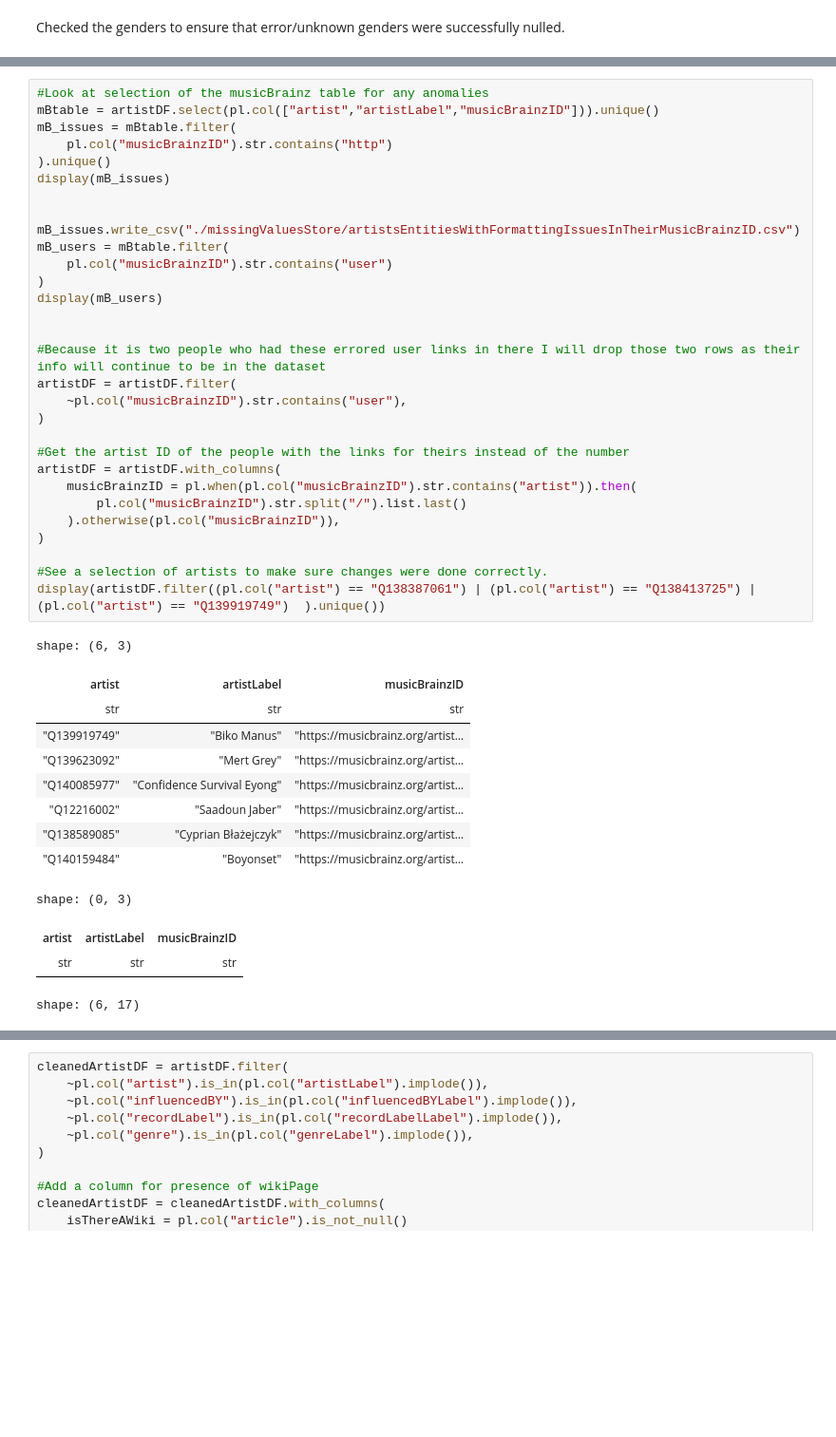
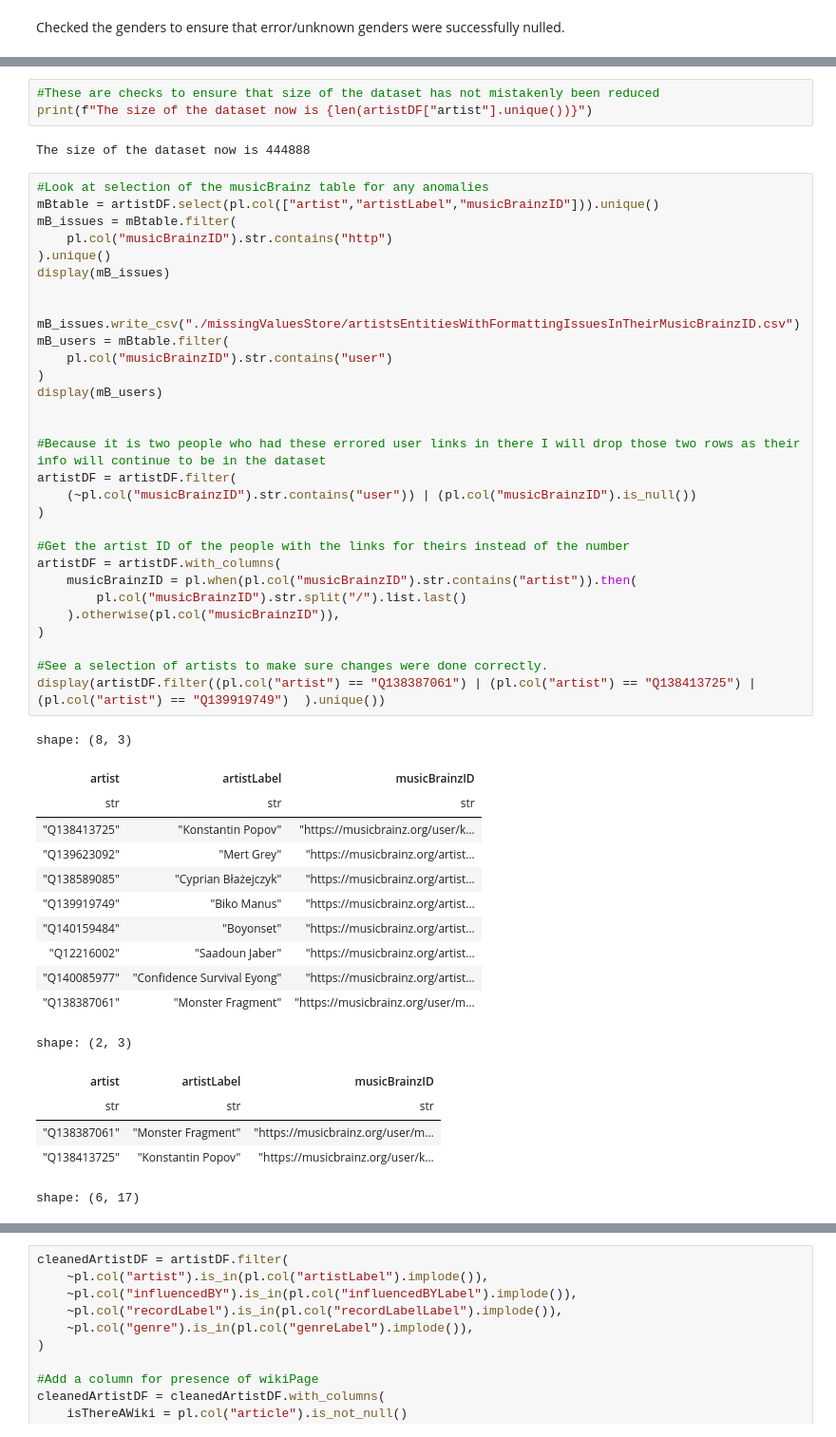
Before and after one commit to malik-files/MScDiss_IGASTNBK_, a Jupyter notebook: Main Code/cleaning_inspecting_labelling_Wikidata_artists.ipynb, the cells around one changed output, grey strips where cells are left out. Shown at 95% size. Saved outputs shown, nothing was run; the diff lists cells and outputs as text; blank space fills up the shorter version.

Commit message:
Fixing the issues with artists Grouped data

```diff
--- a/Main Code/cleaning_inspecting_labelling_Wikidata_artists.ipynb
+++ b/Main Code/cleaning_inspecting_labelling_Wikidata_artists.ipynb
@@ -225,46 +226,55 @@ shape: (443_611, 4)
+# %%
+#These are checks to ensure that size of the dataset has not mistakenly been reduced
+print(f"The size of the dataset now is {len(artistDF["artist"].unique())}")
+# %% [output]
+The size of the dataset now is 444888
 # %%
 #Look at selection of the musicBrainz table for any anomalies
 mBtable = artistDF.select(pl.col(["artist","artistLabel","musicBrainzID"])).unique()
 mB_issues = mBtable.filter(
     pl.col("musicBrainzID").str.contains("http")
 ).unique()
 display(mB_issues)
 
 
 mB_issues.write_csv("./missingValuesStore/artistsEntitiesWithFormattingIssuesInTheirMusicBrainzID.csv")
 mB_users = mBtable.filter(
     pl.col("musicBrainzID").str.contains("user")
 )
 display(mB_users)
 
 
 #Because it is two people who had these errored user links in there I will drop those two rows as their info will continue to be in the dataset
 artistDF = artistDF.filter(
-    ~pl.col("musicBrainzID").str.contains("user"),
+    (~pl.col("musicBrainzID").str.contains("user")) | (pl.col("musicBrainzID").is_null())
 )
 
 #Get the artist ID of the people with the links for theirs instead of the number
 artistDF = artistDF.with_columns(
     musicBrainzID = pl.when(pl.col("musicBrainzID").str.contains("artist")).then(
         pl.col("musicBrainzID").str.split("/").list.last()
     ).otherwise(pl.col("musicBrainzID")),
 )
 
 #See a selection of artists to make sure changes were done correctly.
 display(artistDF.filter((pl.col("artist") == "Q138387061") | (pl.col("artist") == "Q138413725") | (pl.col("artist") == "Q139919749")  ).unique())
 # %% [output]
-shape: (6, 3)
+shape: (8, 3)
 | artist | artistLabel | musicBrainzID |
 | str | str | str |
+| "Q138413725" | "Konstantin Popov" | "https://musicbrainz.org/user/k… |
+| "Q139623092" | "Mert Grey" | "https://musicbrainz.org/artist… |
+| "Q138589085" | "Cyprian Błażejczyk" | "https://musicbrainz.org/artist… |
 | "Q139919749" | "Biko Manus" | "https://musicbrainz.org/artist… |
-| "Q139623092" | "Mert Grey" | "https://musicbrainz.org/artist… |
+| "Q140159484" | "Boyonset" | "https://musicbrainz.org/artist… |
+| "Q12216002" | "Saadoun Jaber" | "https://musicbrainz.org/artist… |
 | "Q140085977" | "Confidence Survival Eyong" | "https://musicbrainz.org/artist… |
-| "Q12216002" | "Saadoun Jaber" | "https://musicbrainz.org/artist… |
-| "Q138589085" | "Cyprian Błażejczyk" | "https://musicbrainz.org/artist… |
-| "Q140159484" | "Boyonset" | "https://musicbrainz.org/artist… |
+| "Q138387061" | "Monster Fragment" | "https://musicbrainz.org/user/m… |
-shape: (0, 3)
+shape: (2, 3)
 | artist | artistLabel | musicBrainzID |
 | str | str | str |
+| "Q138387061" | "Monster Fragment" | "https://musicbrainz.org/user/m… |
+| "Q138413725" | "Konstantin Popov" | "https://musicbrainz.org/user/k… |
 shape: (6, 17)
 | artist | occupation | gender | occupationLabel | genderLabel | countryCitizenship | influencedBY | ... |
 | str | str | str | str | str | str | str | ... |
```
Also changed, not shown: parts of 16 cells of this notebook, 8 other files.
